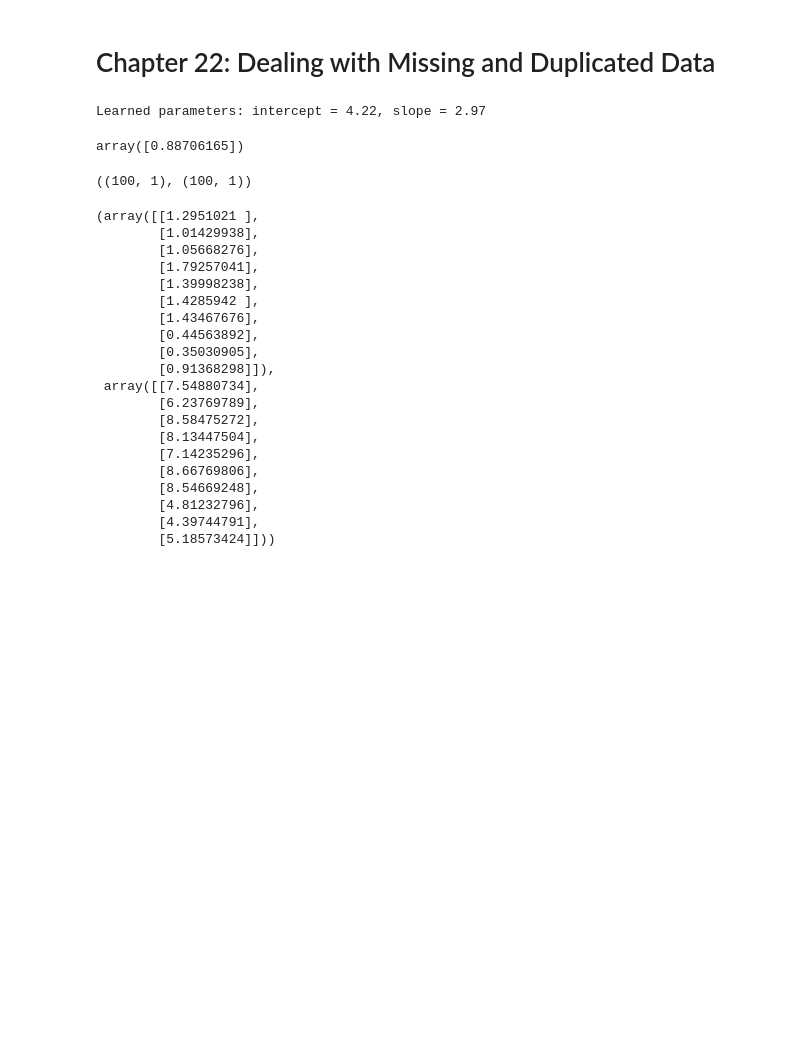
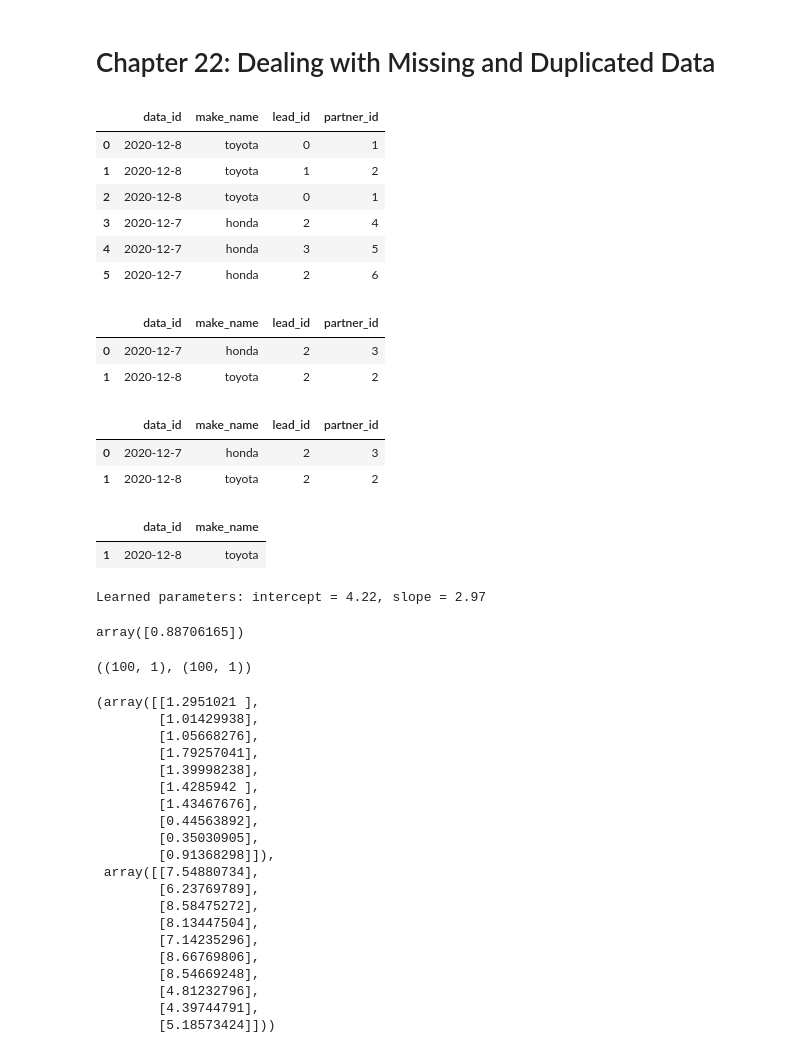
Before and after one commit to stevechengnyc/effective-pandas, a Jupyter notebook: 22-dealing-with-missing-and-duplicated-data.ipynb, the cells around one changed output. Drawn from its saved outputs; the diff is of its cells as text; code cells hidden in the pictures; blank space fills up the shorter version.

```diff
--- a/22-dealing-with-missing-and-duplicated-data.ipynb
+++ b/22-dealing-with-missing-and-duplicated-data.ipynb
@@ -6,3 +6,37 @@ import numpy as np
 
 url = 'https://github.com/mattharrison/datasets/raw/master/data/siena2018-pres.csv'
 df = pd.read_csv(url, index_col=0)
+# %%
+data = {'data_id':['2020-12-8', '2020-12-8', '2020-12-8', '2020-12-7', '2020-12-7','2020-12-7'],
+        'make_name':['toyota','toyota','toyota','honda', 'honda', 'honda'],
+        'lead_id':[0,1,0,2,3,2],
+        'partner_id':[1,2,1,4,5,6]
+        }
+df = pd.DataFrame(data)
+df
+# %% [output]
+|  | data_id | make_name | lead_id | partner_id |
+| 0 | 2020-12-8 | toyota | 0 | 1 |
+| 1 | 2020-12-8 | toyota | 1 | 2 |
+| 2 | 2020-12-8 | toyota | 0 | 1 |
+| 3 | 2020-12-7 | honda | 2 | 4 |
+| 4 | 2020-12-7 | honda | 3 | 5 |
+| 5 | 2020-12-7 | honda | 2 | 6 |
+# %%
+df.groupby(['data_id', 'make_name'], as_index = False)[['lead_id', 'partner_id']].nunique()
+# %% [output]
+|  | data_id | make_name | lead_id | partner_id |
+| 0 | 2020-12-7 | honda | 2 | 3 |
+| 1 | 2020-12-8 | toyota | 2 | 2 |
+# %%
+df2 = df.groupby(['data_id', 'make_name'], as_index = False).nunique()
+df2
+# %% [output]
+|  | data_id | make_name | lead_id | partner_id |
+| 0 | 2020-12-7 | honda | 2 | 3 |
+| 1 | 2020-12-8 | toyota | 2 | 2 |
+# %%
+df2[df2['partner_id'] == 2][['data_id', 'make_name']]
+# %% [output]
+|  | data_id | make_name |
+| 1 | 2020-12-8 | toyota |
```
Also changed, not shown: parts of 1 cell of this notebook.
